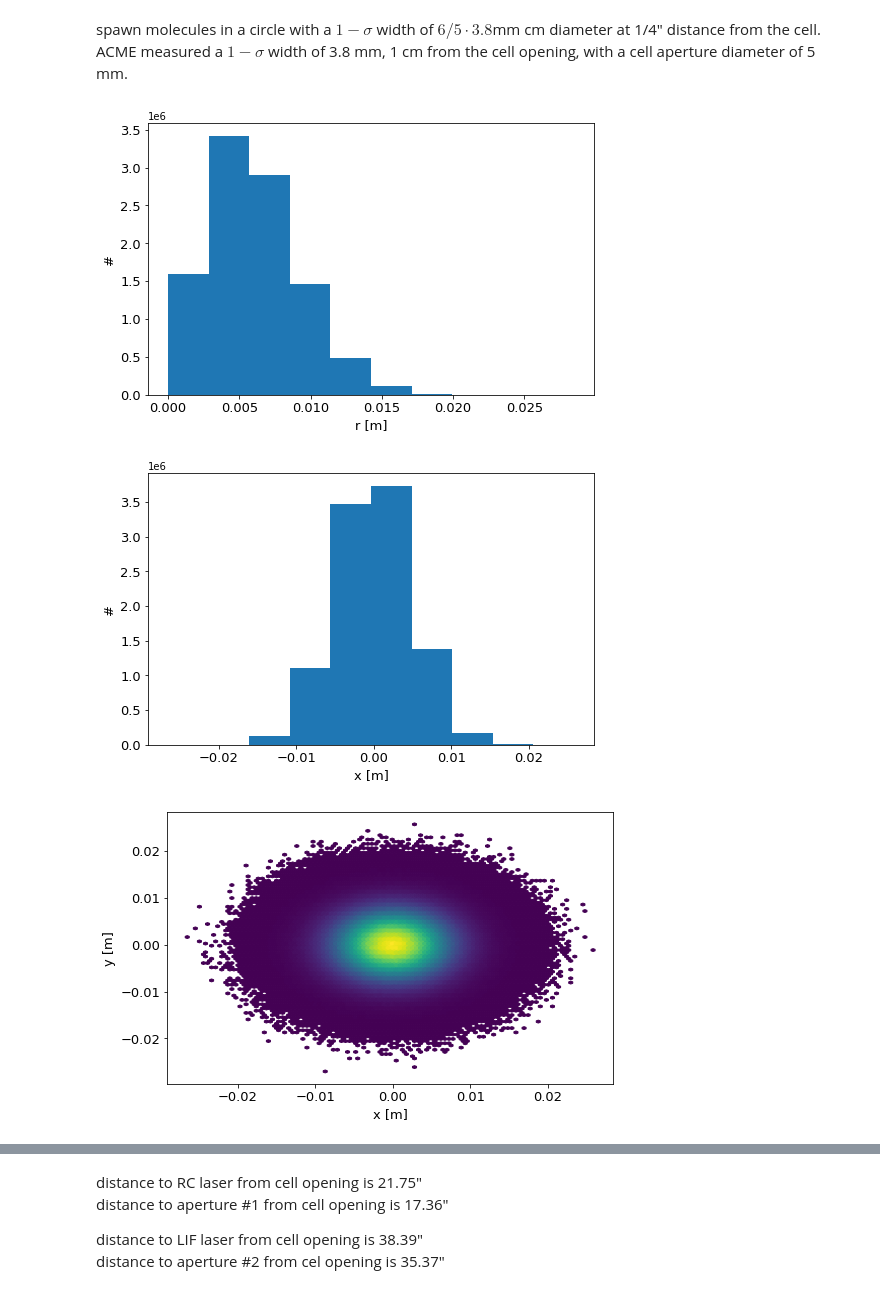
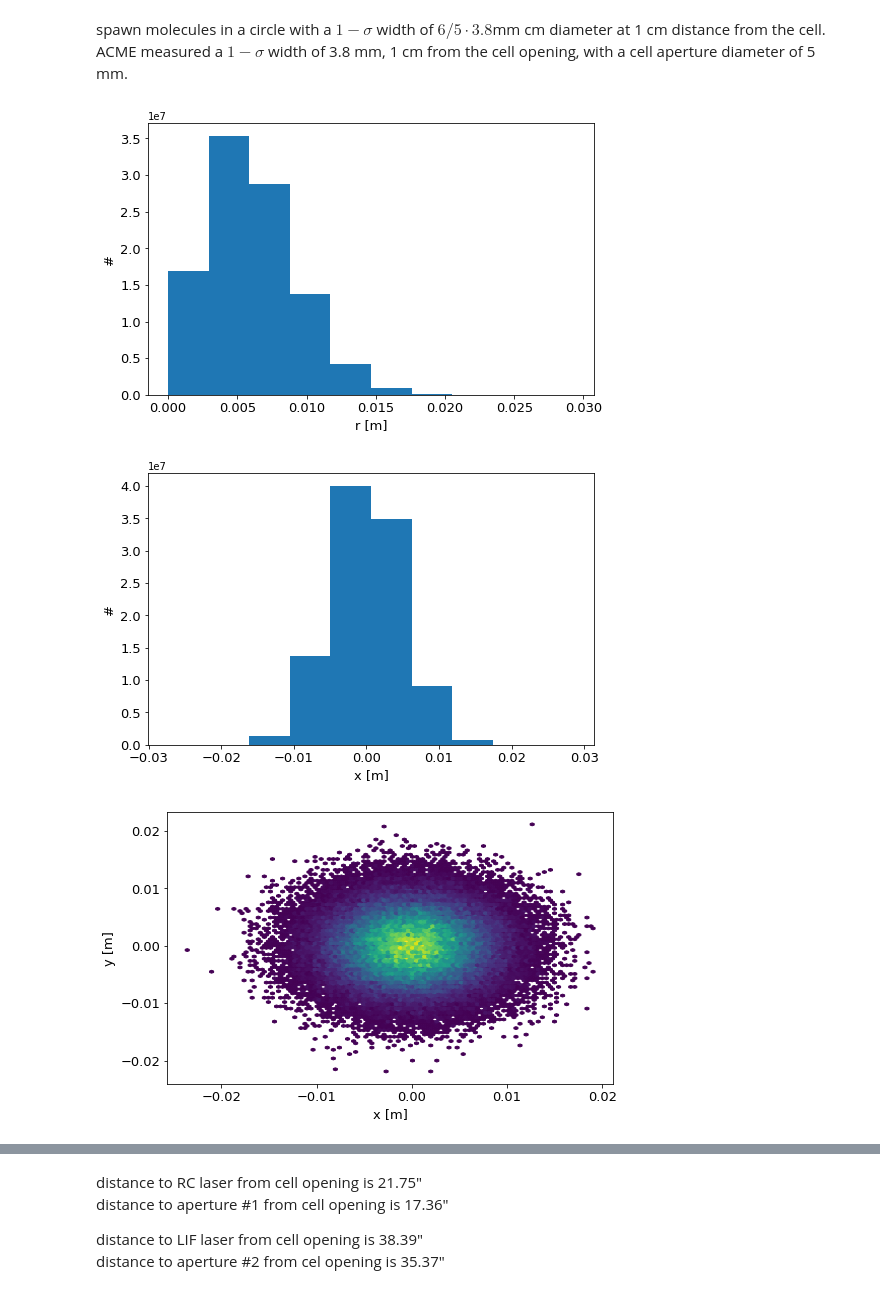
Before and after one commit to ograsdijk/CeNTREX-notebooks, a Jupyter notebook: rotational cooling/Aperture Calculation.ipynb, the cells around one changed output, grey strips where cells are left out. Saved outputs shown, nothing was run; the diff lists cells and outputs as text; code cells hidden in the pictures.

```diff
--- a/rotational cooling/Aperture Calculation.ipynb
+++ b/rotational cooling/Aperture Calculation.ipynb
@@ -19,7 +19,7 @@ v_acceptable = 2 # m/s
 v_laser = 2 # m/s, molecules the laser can interact with
 r_laser = 5e-3 # m
 # %% [markdown]
-spawn molecules in a circle with a $1-\sigma$ width of $6/5\cdot 3.8$mm cm diameter at 1/4" distance from the cell.
+spawn molecules in a circle with a $1-\sigma$ width of $6/5\cdot 3.8$mm cm diameter at 1 cm distance from the cell.
 ACME measured a $1-\sigma$ width of 3.8 mm, 1 cm from the cell opening, with a cell aperture diameter of 5 mm.
 # %%
 generate_random_r = lambda x: np.random.normal(0,sigma_width,x)
@@ -45,7 +36,7 @@ def generate_random_transverse_velocities(size):
     v_transverse = np.random.multivariate_normal([0,0],np.array([[vt_sigma**2,0],[0,vt_sigma**2]]),size).T
     return v_transverse
 # %%
-size = int(1e7)
+size = int(1e8)
 coords = generate_random_coords(size)
 v_z = generate_random_longitudinal_velocities(size)
 v_x, v_y = generate_random_transverse_velocities(size)
@@ -57,7 +48,7 @@ ax.set_ylabel('#')
 
 set_fontsize(ax, 13)
 # %% [output]
-[figure, old version]
+[figure, new version]
 # %%
 fig, ax = plt.subplots(figsize = (8,5))
 ax.hist(coords[0,:])
@@ -66,15 +57,15 @@ ax.set_ylabel('#')
 
 set_fontsize(ax, 13)
 # %% [output]
-[figure, old version]
+[figure, new version]
 # %%
 fig, ax = plt.subplots(figsize = (8,5))
-ax.hexbin(coords[0,:],coords[1,:], mincnt = 1)
+ax.hexbin(coords[0,:][:int(1e5)],coords[1,:][:int(1e5)], mincnt = 1)
 ax.set_xlabel('x [m]')
 ax.set_ylabel('y [m]')
 
 set_fontsize(ax, 13)
 # %% [output]
-[figure, old version]
+[figure, new version]
 # %%
 fig, ax = plt.subplots(figsize = (8,5))
```
Also changed, not shown: parts of 22 cells of this notebook.
